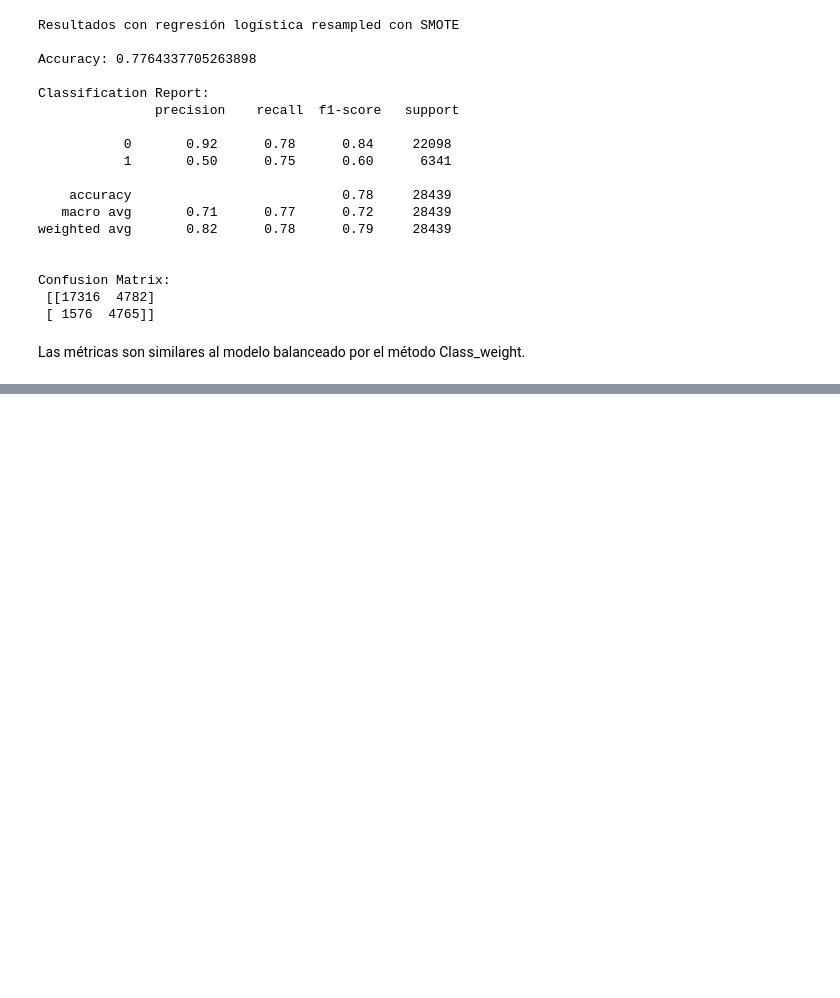
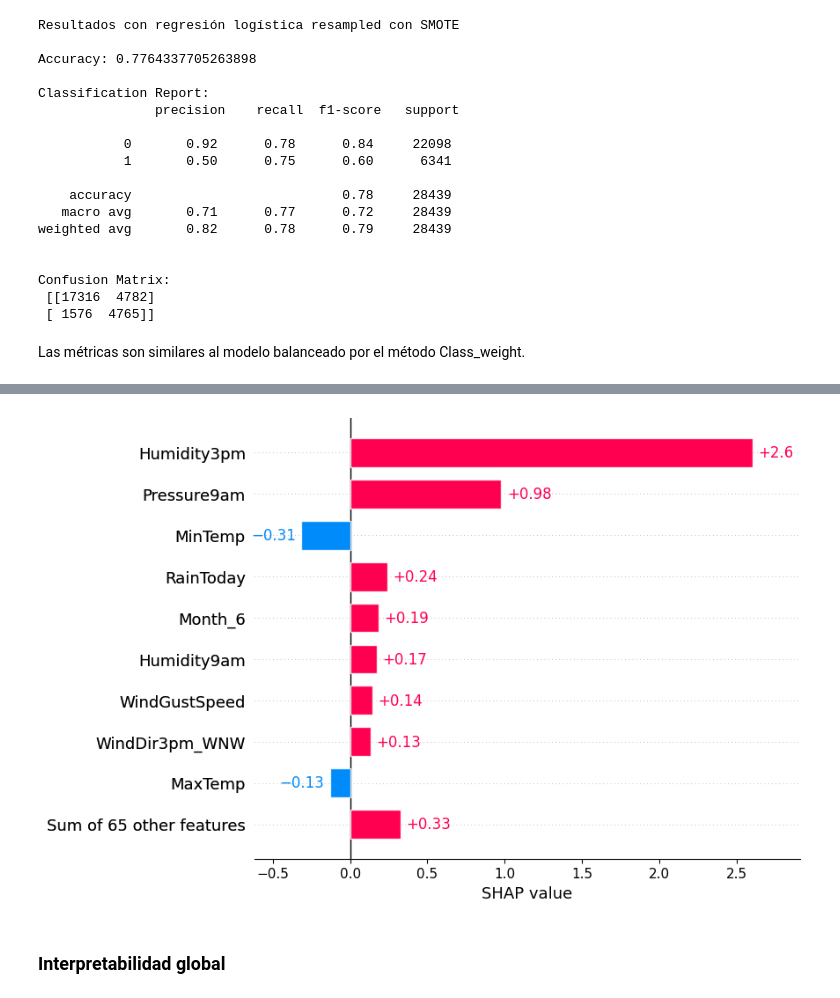
Before and after one commit to CaterinaMartinezD/AA1-TUIA-Casado-MartinezDufour, a Jupyter notebook: TP-clasificacion-AA1.ipynb, the cells around one changed output, grey strips where cells are left out. Saved outputs shown, nothing was run; the diff lists cells and outputs as text; code cells hidden in the pictures; blank space fills up the shorter version.

```diff
--- a/TP-clasificacion-AA1.ipynb
+++ b/TP-clasificacion-AA1.ipynb
@@ -1458,0 +1578,6 @@ Las métricas son similares al modelo balanceado por el método Class_weight.
+# %%
+shap.plots.bar(explanation)
+# %% [output]
+[figure, added]
+# %% [markdown]
+### Interpretabilidad **global**
```
Also changed, not shown: parts of 23 cells of this notebook, 1 other file.
